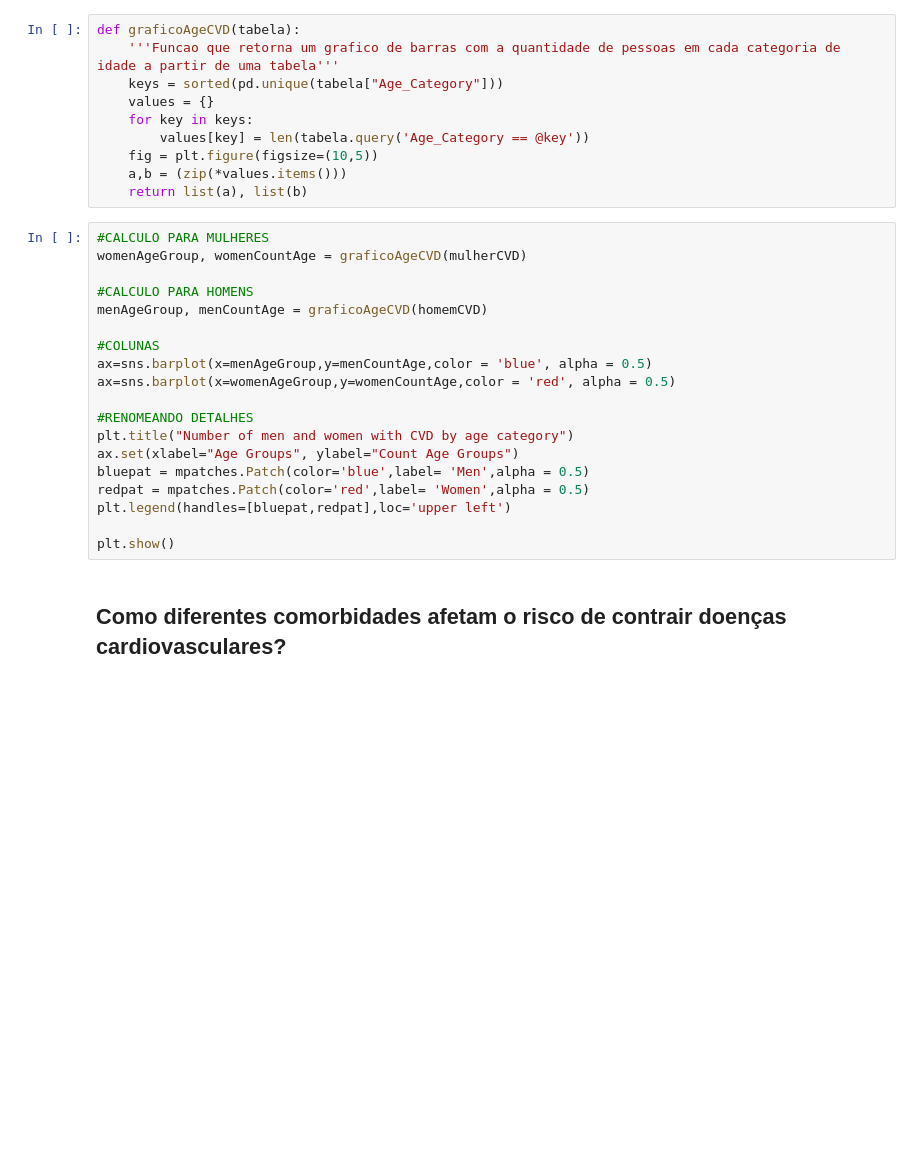
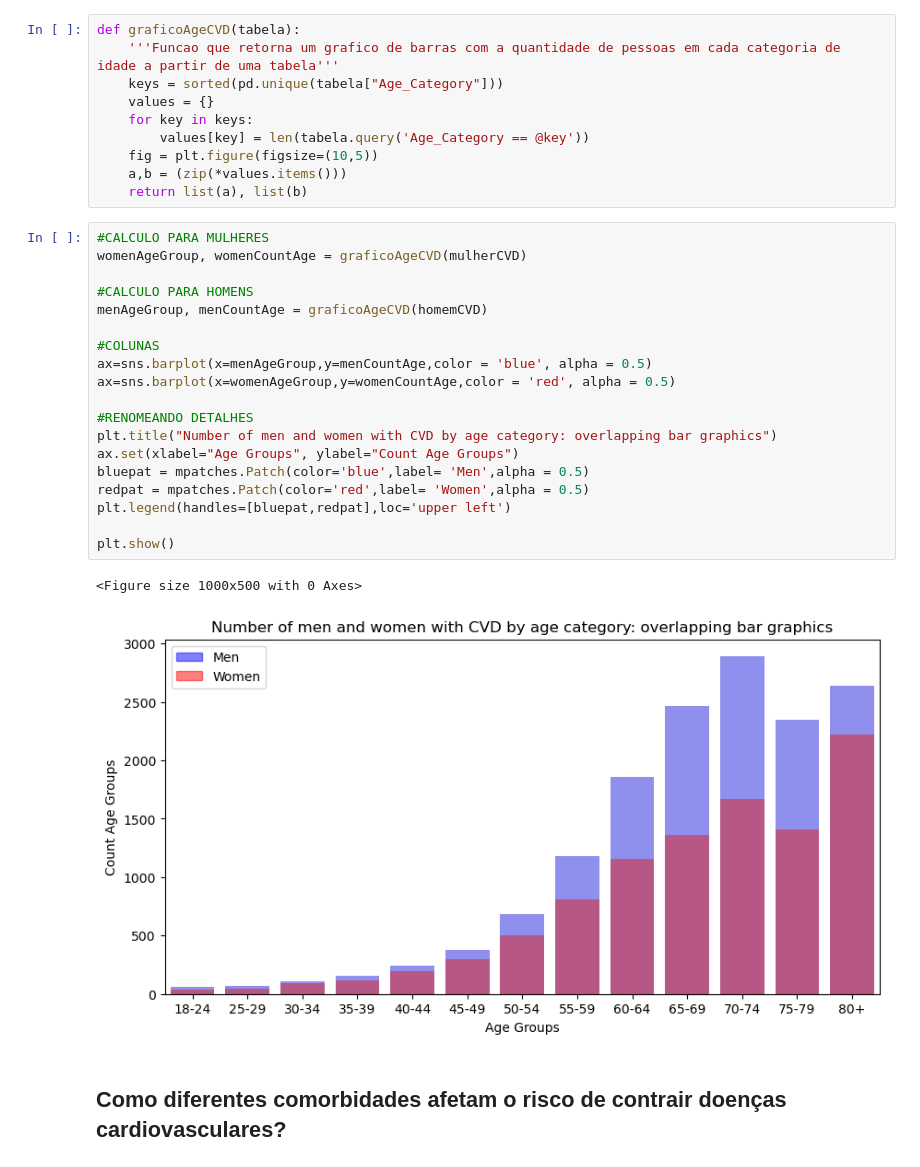
Before and after one commit to PDTCCLF/INF1032, a Jupyter notebook: INF1032_G1.ipynb, the cells around one changed output. Drawn from its saved outputs; the diff is of its cells as text; blank space fills up the shorter version.

```diff
--- a/INF1032_G1.ipynb
+++ b/INF1032_G1.ipynb
@@ -60,22 +77,25 @@ def graficoAgeCVD(tabela):
 # %%
 #CALCULO PARA MULHERES
 womenAgeGroup, womenCountAge = graficoAgeCVD(mulherCVD)
 
 #CALCULO PARA HOMENS
 menAgeGroup, menCountAge = graficoAgeCVD(homemCVD)
 
 #COLUNAS
 ax=sns.barplot(x=menAgeGroup,y=menCountAge,color = 'blue', alpha = 0.5)
 ax=sns.barplot(x=womenAgeGroup,y=womenCountAge,color = 'red', alpha = 0.5)
 
 #RENOMEANDO DETALHES
-plt.title("Number of men and women with CVD by age category")
+plt.title("Number of men and women with CVD by age category: overlapping bar graphics")
 ax.set(xlabel="Age Groups", ylabel="Count Age Groups")
 bluepat = mpatches.Patch(color='blue',label= 'Men',alpha = 0.5)
 redpat = mpatches.Patch(color='red',label= 'Women',alpha = 0.5)
 plt.legend(handles=[bluepat,redpat],loc='upper left')
 
 plt.show()
+# %% [output]
+<Figure size 1000x500 with 0 Axes>
+[figure, added]
 # %% [markdown]
 ## Como diferentes comorbidades afetam o risco de contrair doenças cardiovasculares?
 # %% [markdown]
```
Also changed, not shown: parts of 11 cells of this notebook.
